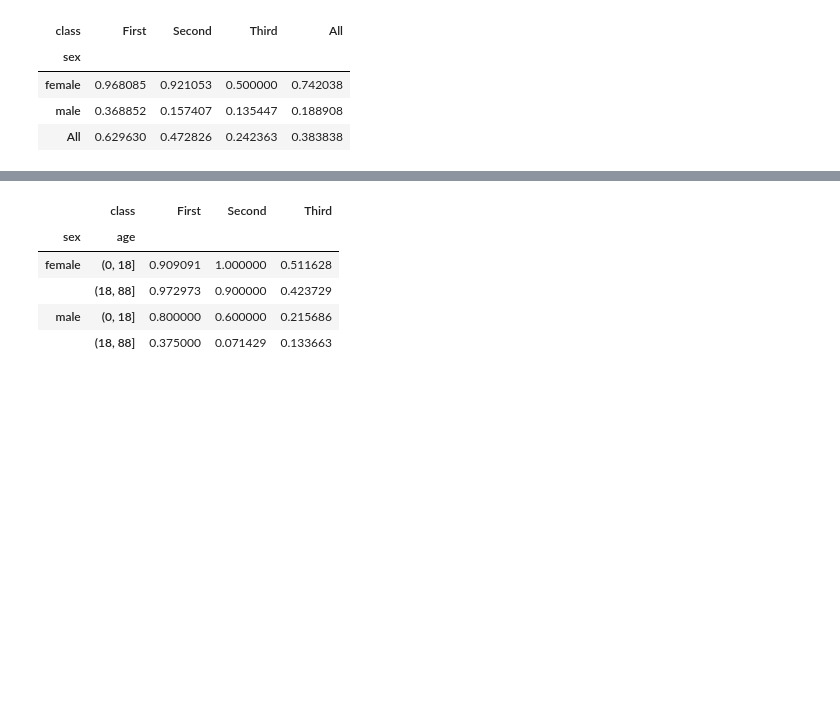
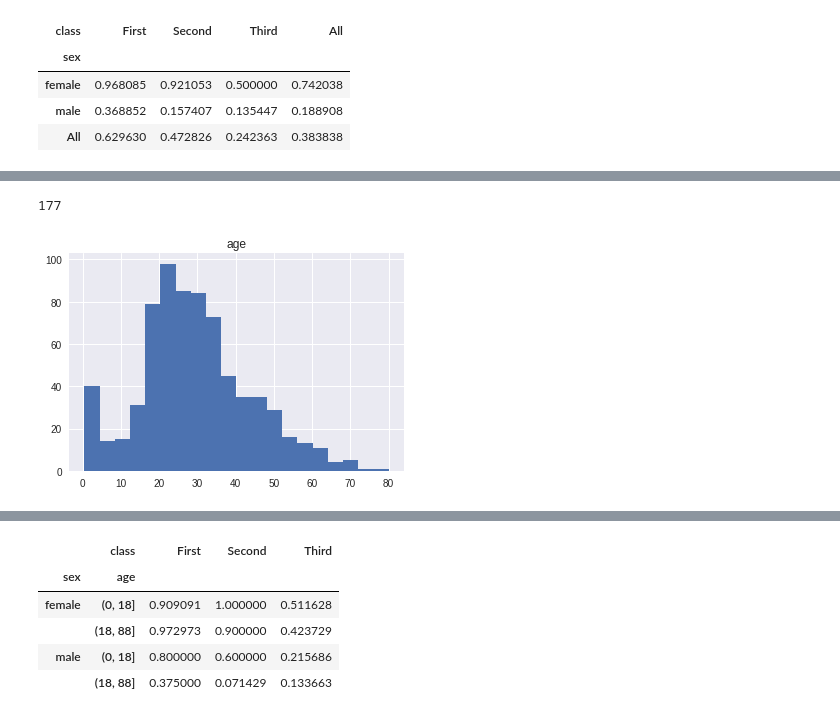
Before and after one commit to eholowko/bootcamp-jupyter-review, a Jupyter notebook: 4_pandas_syntax.ipynb, the cells around one changed output, grey strips where cells are left out. Drawn from its saved outputs; the diff is of its cells as text; code cells hidden in the pictures; blank space fills up the shorter version.

```diff
--- a/4_pandas_syntax.ipynb
+++ b/4_pandas_syntax.ipynb
@@ -545,0 +595,8 @@ titanic.pivot_table('survived',index='sex',columns='class',margins=True)
+# %%
+np.sum(titanic['age'].isnull())
+# %% [output]
+177
+# %%
+titanic.hist(column='age',bins=20);
+# %% [output]
+[figure, added]
```
Also changed, not shown: parts of 9 cells of this notebook.
